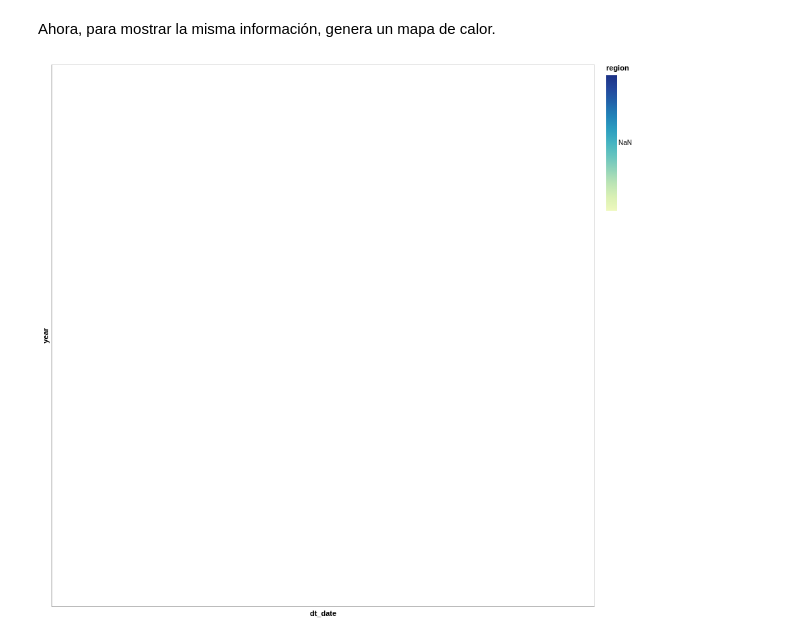
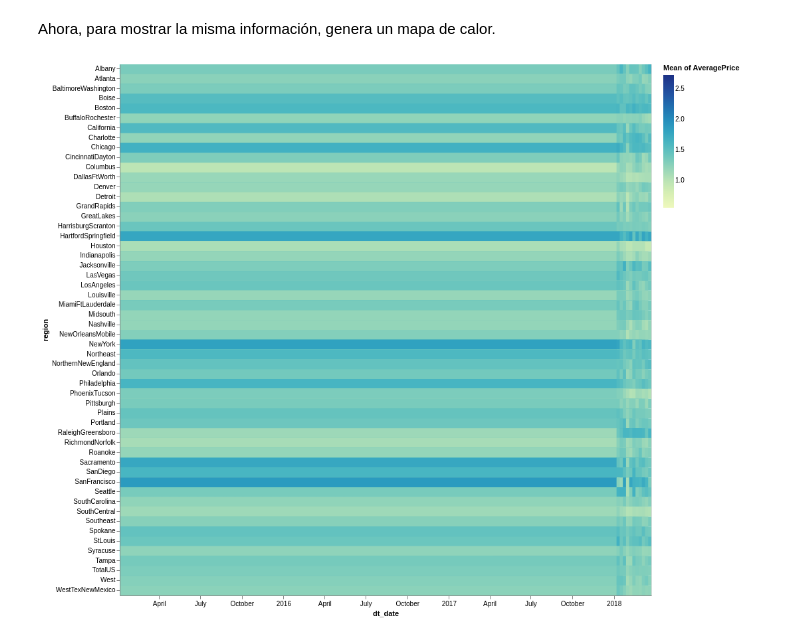
Before and after one commit to pazDaniela/mat281_portfolio, a Jupyter notebook: m03_data_visualization/m03_c04_interactive_visualization/m03_c04_lab.ipynb, the cells around one changed output. Saved outputs shown, nothing was run; the diff lists cells and outputs as text; code cells hidden in the pictures.

```diff
--- a/m03_data_visualization/m03_c04_interactive_visualization/m03_c04_lab.ipynb
+++ b/m03_data_visualization/m03_c04_interactive_visualization/m03_c04_lab.ipynb
@@ -193,12 +193,12 @@ No
 Ahora, para mostrar la misma información, genera un mapa de calor.
 # %%
 alt.Chart(paltas_url).mark_rect().encode(
-    x='dt_date:O',
-    y='year:O',
-    color='region:Q'
+    x='dt_date:T',
+    color='mean(AveragePrice):Q',
+    y='region:N'
 ).properties(
     width=800,
     height=800
 )
 # %% [output]
-[figure, old version]
+[figure, new version]
```
